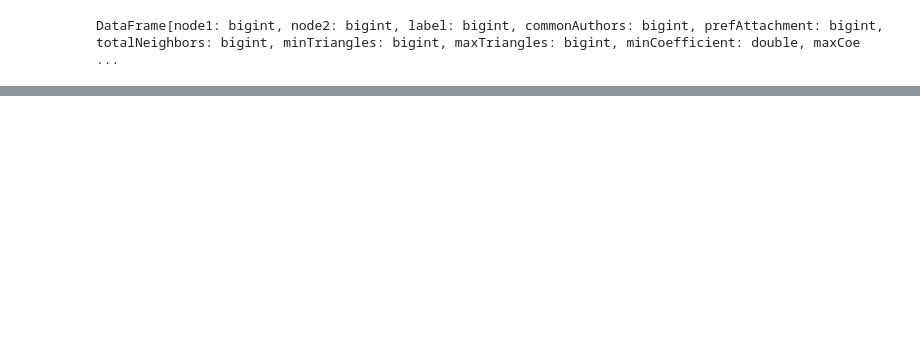
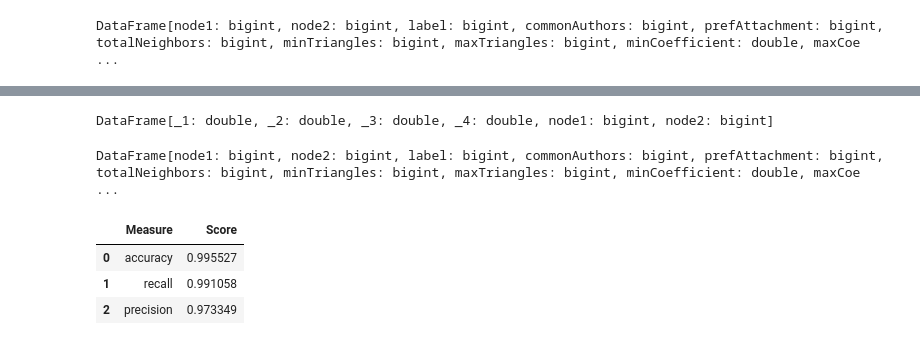
Before and after one commit to areias/link-prediction, a Jupyter notebook: coauthor-link-prediction.ipynb, the cells around one changed output, grey strips where cells are left out. Saved outputs shown, nothing was run; the diff lists cells and outputs as text; code cells hidden in the pictures; blank space fills up the shorter version.

```diff
--- a/coauthor-link-prediction.ipynb
+++ b/coauthor-link-prediction.ipynb
@@ -1318,0 +1320,4 @@ training_data.collect()
+# %%
+test_d = defaultdict(list)
+for record in test_embeddings.wv.vocab:
+    test_d[int(record)].append([float(x) for x in list(test_embeddings.wv[record])])
@@ -1318,0 +1344,27 @@ training_data.collect()
+# %%
+test_embed_dict=[{"node1":row["node1"],
+        "node2": row["node2"],
+        "_1": test_d[row["node1"]][0][0],
+        "_2": test_d[row["node1"]][0][1],
+        "_3":  test_d[row["node2"]][0][0],
+        "_4":  test_d[row["node2"]][0][1]} for row in test_data.collect()]
+# %%
+test_embeddings_df=spark.createDataFrame(test_embed_dict)
+# %%
+test_embeddings_df
+# %% [output]
+DataFrame[_1: double, _2: double, _3: double, _4: double, node1: bigint, node2: bigint]
+# %%
+test_data=test_data.join(test_embeddings_df, ["node1","node2"])
+# %%
+test_data
+# %% [output]
+DataFrame[node1: bigint, node2: bigint, label: bigint, commonAuthors: bigint, prefAttachment: bigint, totalNeighbors: bigint, minTriangles: bigint, maxTriangles: bigint, minCoefficient: double, maxCoe ...
+# %%
+word2vec_results = evaluate_model(word2vec_model, test_data)
+display_results(word2vec_results)
+# %% [output]
+|  | Measure | Score |
+| 0 | accuracy | 0.995527 |
+| 1 | recall | 0.991058 |
+| 2 | precision | 0.973349 |
```
Also changed, not shown: parts of 36 cells of this notebook.
